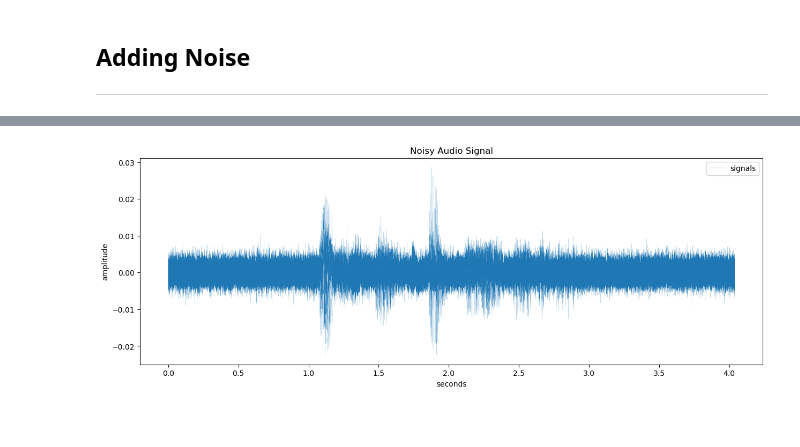
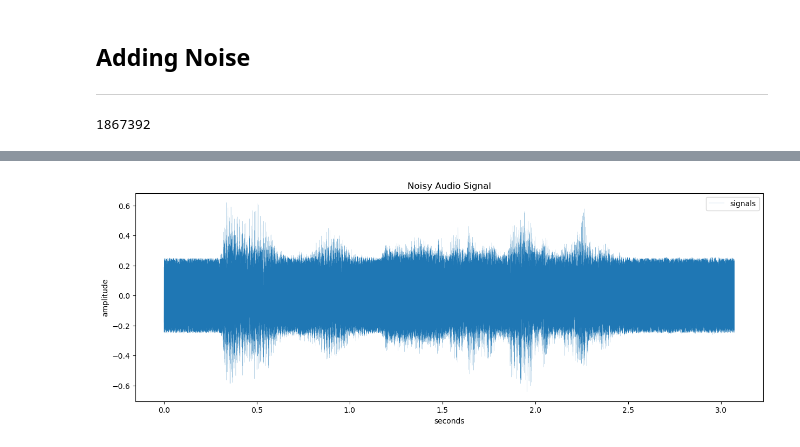
Before and after one commit to Syed-A-Naqvi/audiomorph, a Jupyter notebook: test.ipynb, the cells around one changed output, grey strips where cells are left out. Drawn from its saved outputs; the diff is of its cells as text; code cells hidden in the pictures; blank space fills up the shorter version.

```diff
--- a/test.ipynb
+++ b/test.ipynb
@@ -125 +169,17 @@ def plot_signal(signal, sample_rate, plot_title = "Audio Signal"):
+# %%
+# calculating average of all average power levels
+avgs = 0
+
+for s in digital_signals:
+    P_avg = sum(s[0]**2)/len(s[0])
+    avgs += P_avg
+
+avg_P_avg = avgs/len(digital_signals)
+# %%
+# Scaling each signal by the appropriate scaling factor
+
+for s in digital_signals:
+    P_avg = sum(s[0]**2)/len(s[0])
+    scale_factor = math.sqrt(avg_P_avg/P_avg)
+    s[0] = s[0]*scale_factor
 # %%
@@ -147,11 +201,16 @@ ipd.Audio(trimed_signal, rate=sample_rate)
 # %% [markdown]
 ## Adding Noise
 ---
+# %%
+# rainfall noise downloaded from https://www.fesliyanstudios.com/royalty-free-sound-effects-download/rain-21
+rain_noise_file = "./rainfall.mp3"
+n, _ = librosa.load(rain_noise_file, sr=None, mono =True)
+ipd.Audio(n, rate=_)
+print(len(n))
+# %% [output]
+1867392
 # %%
 # noise generation functions
-
-def generate_white_noise_gaussian(length, std_dev=0.1):
-    return np.random.normal(0, std_dev, length)
 
 def generate_white_noise_uniform(length):
     return np.random.uniform(-1,1,length)
@@ -163,12 +222,14 @@ def add_noise(noise_type, signal, snr=1):
 
     signal_len = len(signal)
     signal_power = np.sum(signal**2)/signal_len
-    signal_std_dev = np.std(signal)
 
-    if noise_type == 'n':
-        noise = generate_white_noise_gaussian(signal_len, signal_std_dev)
+    if noise_type == 'w':
+        noise = generate_white_noise_uniform(signal_len)
     else:
-        noise = generate_white_noise_uniform(signal_len)
+        noise, _ = librosa.load(rain_noise_file, sr=None, mono =True)
+        start = len(noise)//20
+        end = signal_len - 1
+        noise = np.array(noise[start:end])
 
     noise_power = np.sum(noise**2)/signal_len
     scale_factor = math.sqrt( (signal_power/noise_power)*(10**(-snr/10)) )
@@ -176,18 +237,23 @@ def add_noise(noise_type, signal, snr=1):
     noise *= scale_factor
     noisy_audio = noise + signal
 
+    #normalizing noisy audio
+    P_noisy = np.sum(noisy_audio**2)/signal_len
+    scale_factor = math.sqrt(P_avg/P_noisy)
+    noisy_audio *= scale_factor
+
     return noisy_audio
 # %%
 # requesting desired signal to noise ratio
 snr = input("Please enter the required signal to noise ratio")
 snr = int(snr)
 
 # generating noisy audio
-choice = input("Enter 'n' for gaussian white noise or 'u' for uniform white noise")
+choice = input("Enter 'w' for for uniform white noise or 'r' for rain")
 
-noisy_audio = add_noise(choice, trimed_signal, snr=snr)
+noisy_audio = add_noise(choice, test_signal_after[0], snr=snr)
 plot_signal(noisy_audio, sample_rate, "Noisy Audio Signal")
 ipd.Audio(noisy_audio, rate=sample_rate)
 # %% [output]
 [interactive output not drawn]
-[figure, old version]
+[figure, new version]
```
Also changed, not shown: parts of 18 cells of this notebook, 1 other file.
